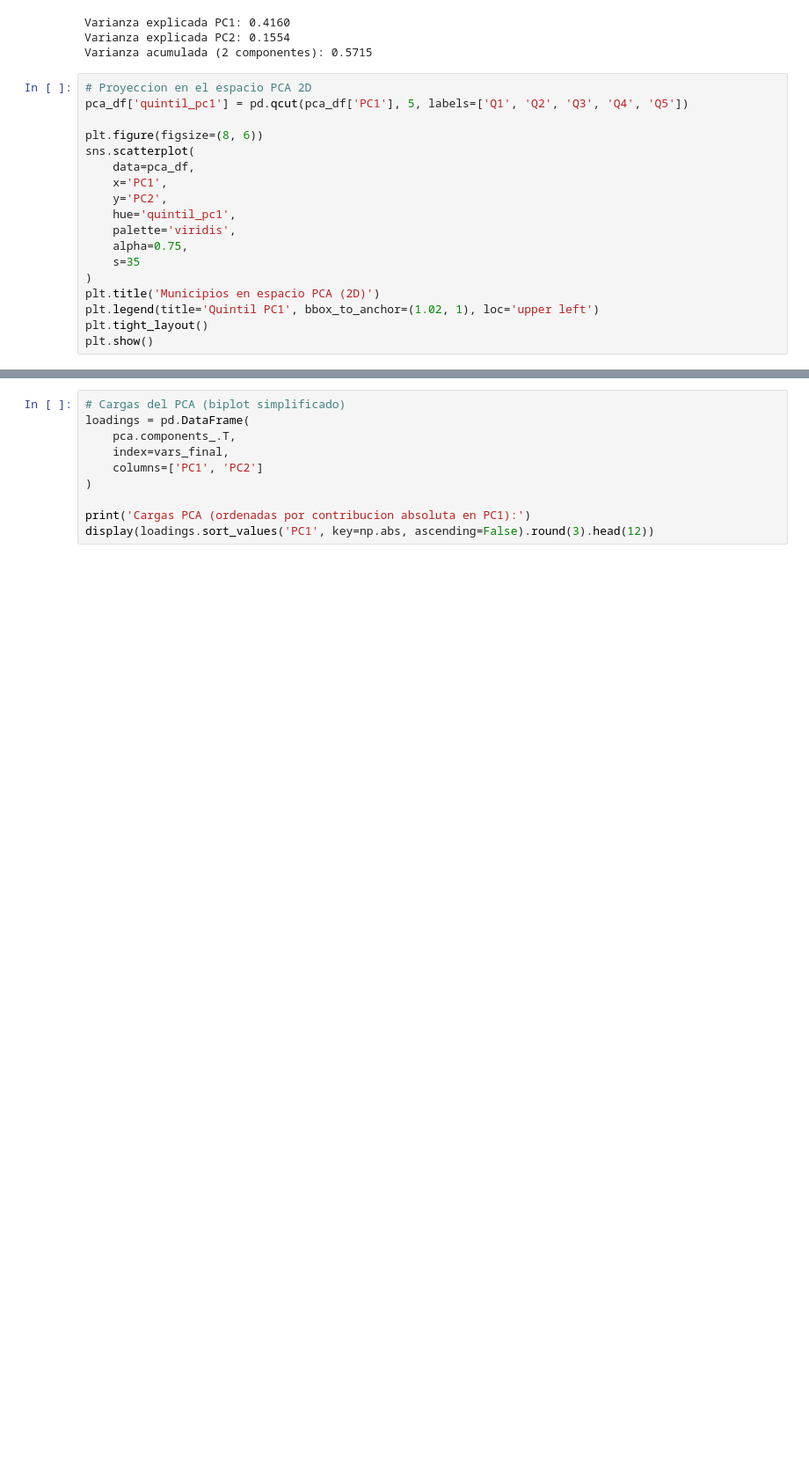
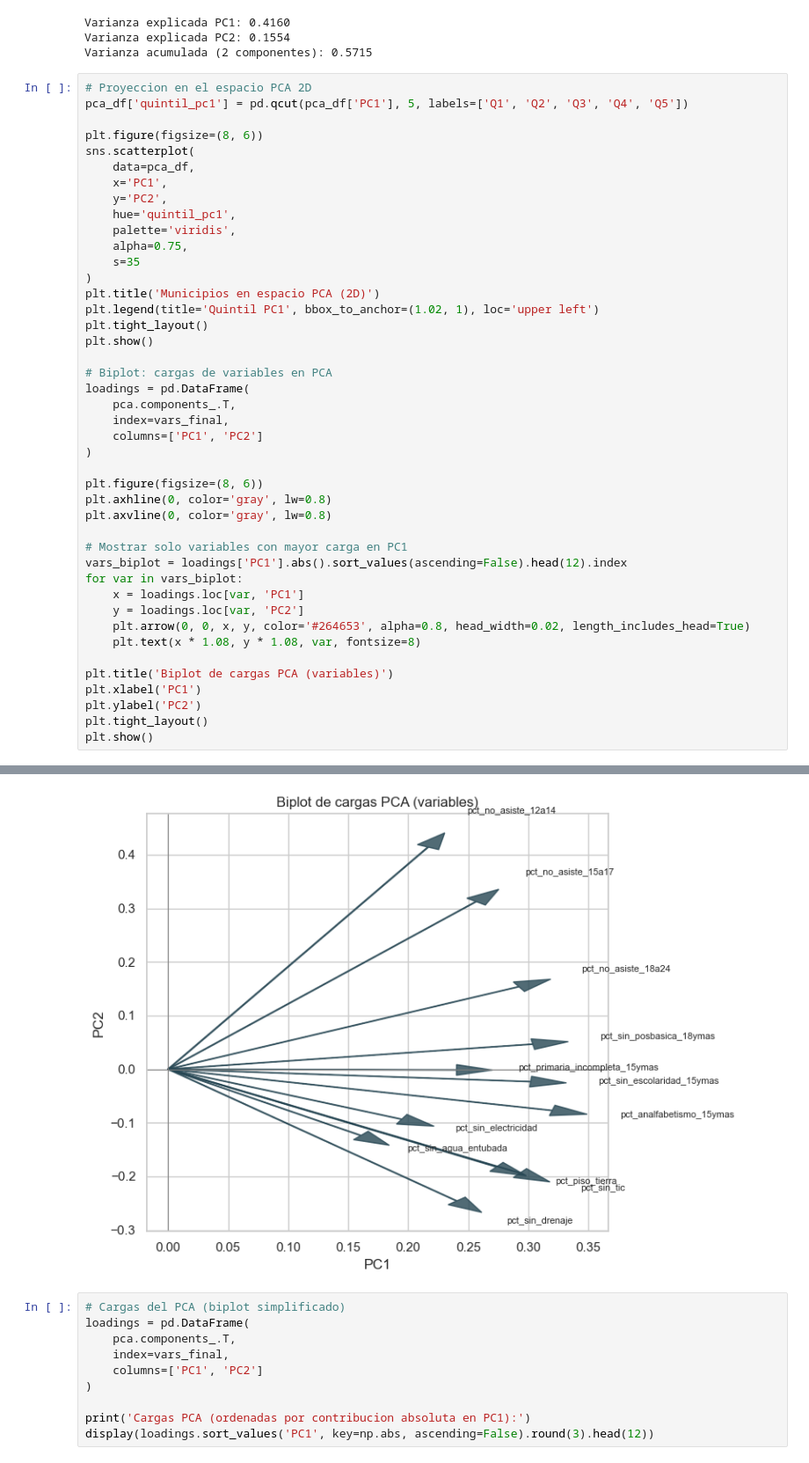
Before and after one commit to Betorcido/CDD_practica1_m3, a Jupyter notebook: g33_m3p1_eq5_notebook_vdmc.ipynb, the cells around one changed output, grey strips where cells are left out. Shown at 88% size. Drawn from its saved outputs; the diff is of its cells as text; blank space fills up the shorter version.

```diff
--- a/g33_m3p1_eq5_notebook_vdmc.ipynb
+++ b/g33_m3p1_eq5_notebook_vdmc.ipynb
@@ -742,23 +742,49 @@ Varianza acumulada (2 componentes): 0.5715
 # %%
 # Proyeccion en el espacio PCA 2D
 pca_df['quintil_pc1'] = pd.qcut(pca_df['PC1'], 5, labels=['Q1', 'Q2', 'Q3', 'Q4', 'Q5'])
 
 plt.figure(figsize=(8, 6))
 sns.scatterplot(
     data=pca_df,
     x='PC1',
     y='PC2',
     hue='quintil_pc1',
     palette='viridis',
     alpha=0.75,
     s=35
 )
 plt.title('Municipios en espacio PCA (2D)')
 plt.legend(title='Quintil PC1', bbox_to_anchor=(1.02, 1), loc='upper left')
 plt.tight_layout()
 plt.show()
+
+# Biplot: cargas de variables en PCA
+loadings = pd.DataFrame(
+    pca.components_.T,
+    index=vars_final,
+    columns=['PC1', 'PC2']
+)
+
+plt.figure(figsize=(8, 6))
+plt.axhline(0, color='gray', lw=0.8)
+plt.axvline(0, color='gray', lw=0.8)
+
+# Mostrar solo variables con mayor carga en PC1
+vars_biplot = loadings['PC1'].abs().sort_values(ascending=False).head(12).index
+for var in vars_biplot:
+    x = loadings.loc[var, 'PC1']
+    y = loadings.loc[var, 'PC2']
+    plt.arrow(0, 0, x, y, color='#264653', alpha=0.8, head_width=0.02, length_includes_head=True)
+    plt.text(x * 1.08, y * 1.08, var, fontsize=8)
+
+plt.title('Biplot de cargas PCA (variables)')
+plt.xlabel('PC1')
+plt.ylabel('PC2')
+plt.tight_layout()
+plt.show()
 # %% [output]
 [figure]
+[figure, added]
 # %%
 # Cargas del PCA (biplot simplificado)
 loadings = pd.DataFrame(
```
Also changed, not shown: parts of 2 cells of this notebook.
